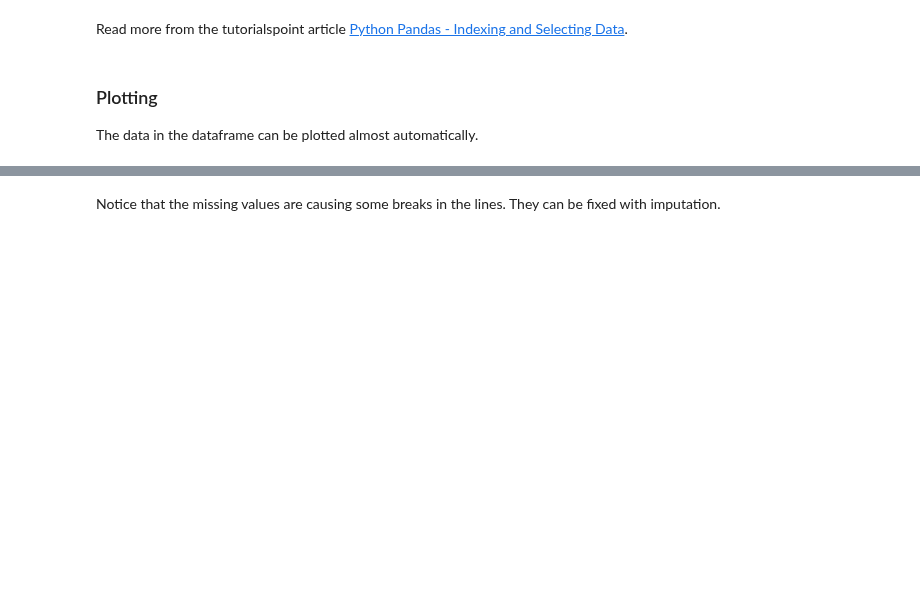
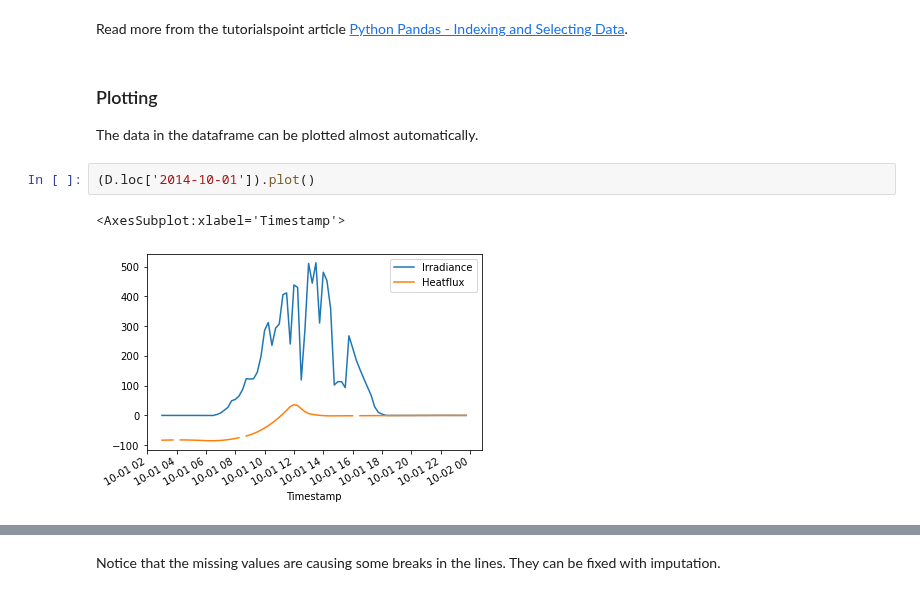
Before and after one commit to pevalisuo/AML, a Jupyter notebook: lectures/ReadingAndPlotting.ipynb, the cells around one changed output, grey strips where cells are left out. Cells and saved outputs as stored; diff of their text form; blank space fills up the shorter version.

```diff
--- a/lectures/ReadingAndPlotting.ipynb
+++ b/lectures/ReadingAndPlotting.ipynb
@@ -235,4 +289,9 @@ Read more from the tutorialspoint article [Python Pandas - Indexing and Selectin
 # %% [markdown]
 ### Plotting
 The data in the dataframe can be plotted almost automatically.
+# %%
+(D.loc['2014-10-01']).plot()
+# %% [output]
+<AxesSubplot:xlabel='Timestamp'>
+[figure, added]
 # %%
```
Also changed, not shown: parts of 17 cells of this notebook, 1 other file.
